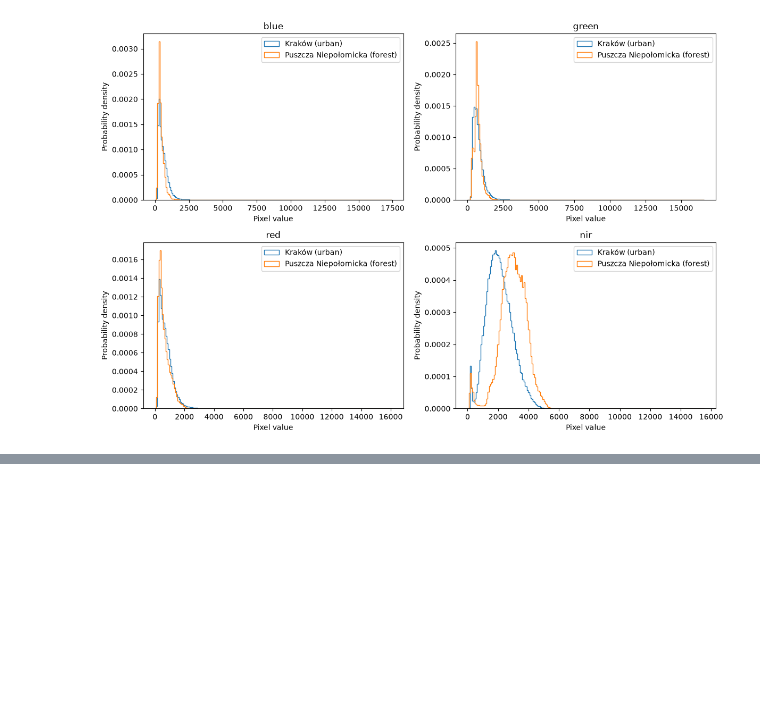
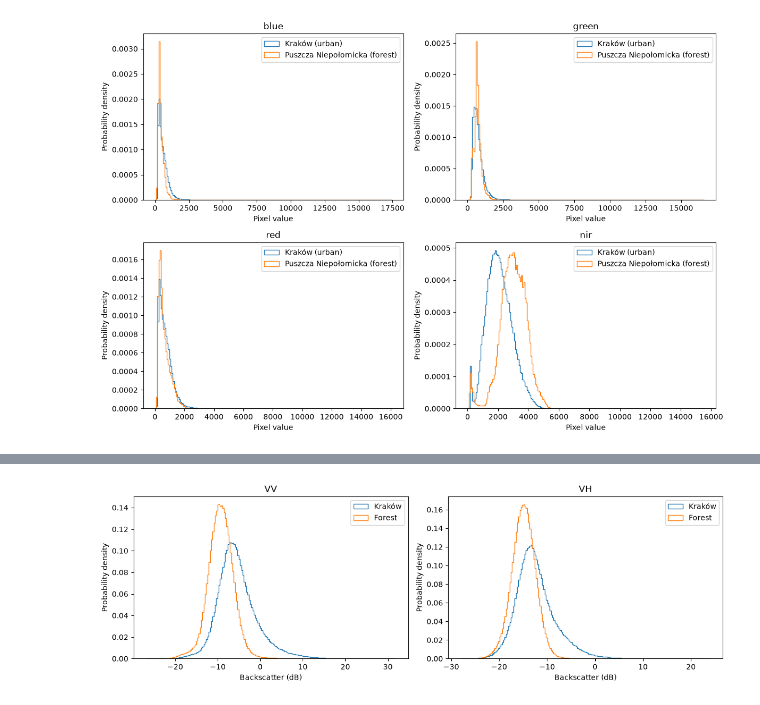
Before and after one commit to SzymonSkrzypczyk/MLForSpaceApplications, a Jupyter notebook: lab_2/Basic_opt.ipynb, the cells around one changed output, grey strips where cells are left out. Drawn from its saved outputs; the diff is of its cells as text; code cells hidden in the pictures; blank space fills up the shorter version.

```diff
--- a/lab_2/Basic_opt.ipynb
+++ b/lab_2/Basic_opt.ipynb
@@ -352,0 +384,27 @@ The first
+# %%
+fig, axes = mp.subplots(1, 2, figsize=(12, 4))
+
+for ax, band in zip(axes, bands_s1):
+    krakow = load_image("sentinel_1", "krakow", band).compressed()
+    forest = load_image("sentinel_1", "puszcza_niepolomicka", band).compressed()
+
+    krakow_db = 10 * np.log10(krakow[krakow > 0])
+    forest_db = 10 * np.log10(forest[forest > 0])
+
+    minimum = min(krakow_db.min(), forest_db.min())
+    maximum = max(krakow_db.max(), forest_db.max())
+    bins = np.linspace(minimum, maximum, 200)
+
+    ax.hist(krakow_db, bins=bins, density=True, histtype="step", label="Kraków")
+    ax.hist(forest_db, bins=bins, density=True, histtype="step", label="Forest")
+
+    ax.set_title(band.upper())
+    ax.set_xlabel("Backscatter (dB)")
+    ax.set_ylabel("Probability density")
+    ax.legend()
+
+
+mp.tight_layout()
+mp.show()
+# %% [output]
+[figure, added]
```
Also changed, not shown: parts of 14 cells of this notebook.
